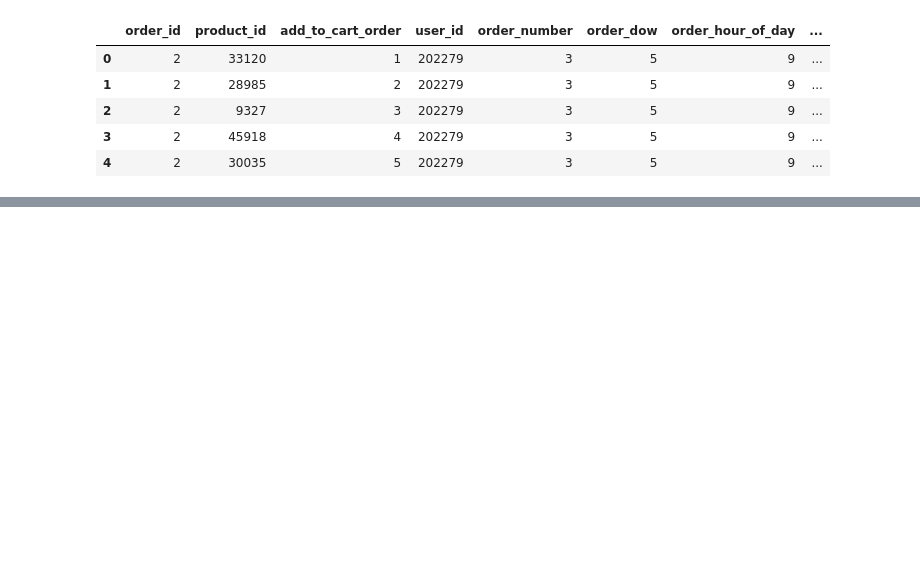
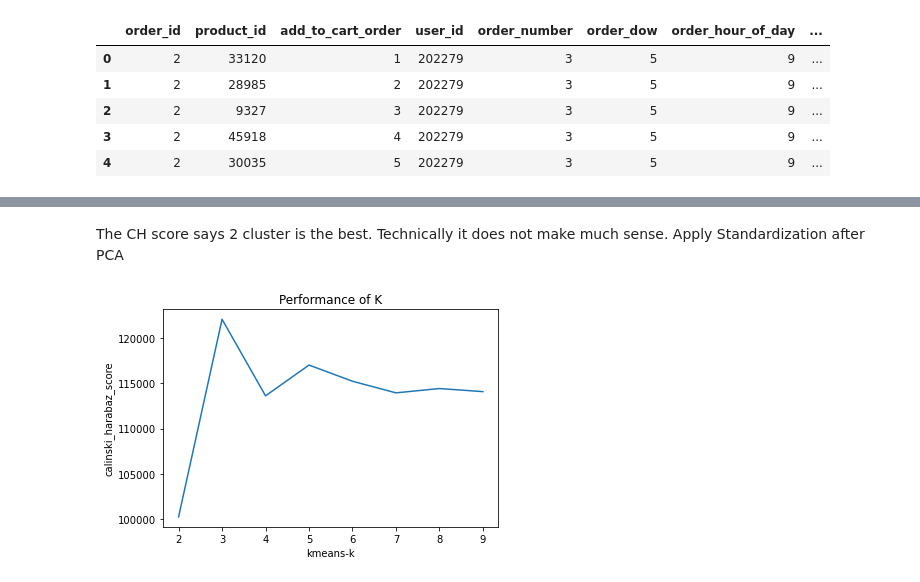
Before and after one commit to SebastienW71/customerAnalysis, a Jupyter notebook: Customer_Segmentation_Lab.ipynb, the cells around one changed output, grey strips where cells are left out. Drawn from its saved outputs; the diff is of its cells as text; code cells hidden in the pictures; blank space fills up the shorter version.

```diff
--- a/Customer_Segmentation_Lab.ipynb
+++ b/Customer_Segmentation_Lab.ipynb
@@ -139,0 +200,9 @@ CH_Score(pca_data2)
+# %% [markdown]
+The CH score says 2 cluster is the best. Technically it does not make much sense.
+Apply Standardization after PCA
+# %%
+# Use 2 demension data
+pca_data1 = standard(pca_data1)
+CH_Score(pca_data1)
+# %% [output]
+[figure, added]
```
Also changed, not shown: parts of 66 cells of this notebook.
